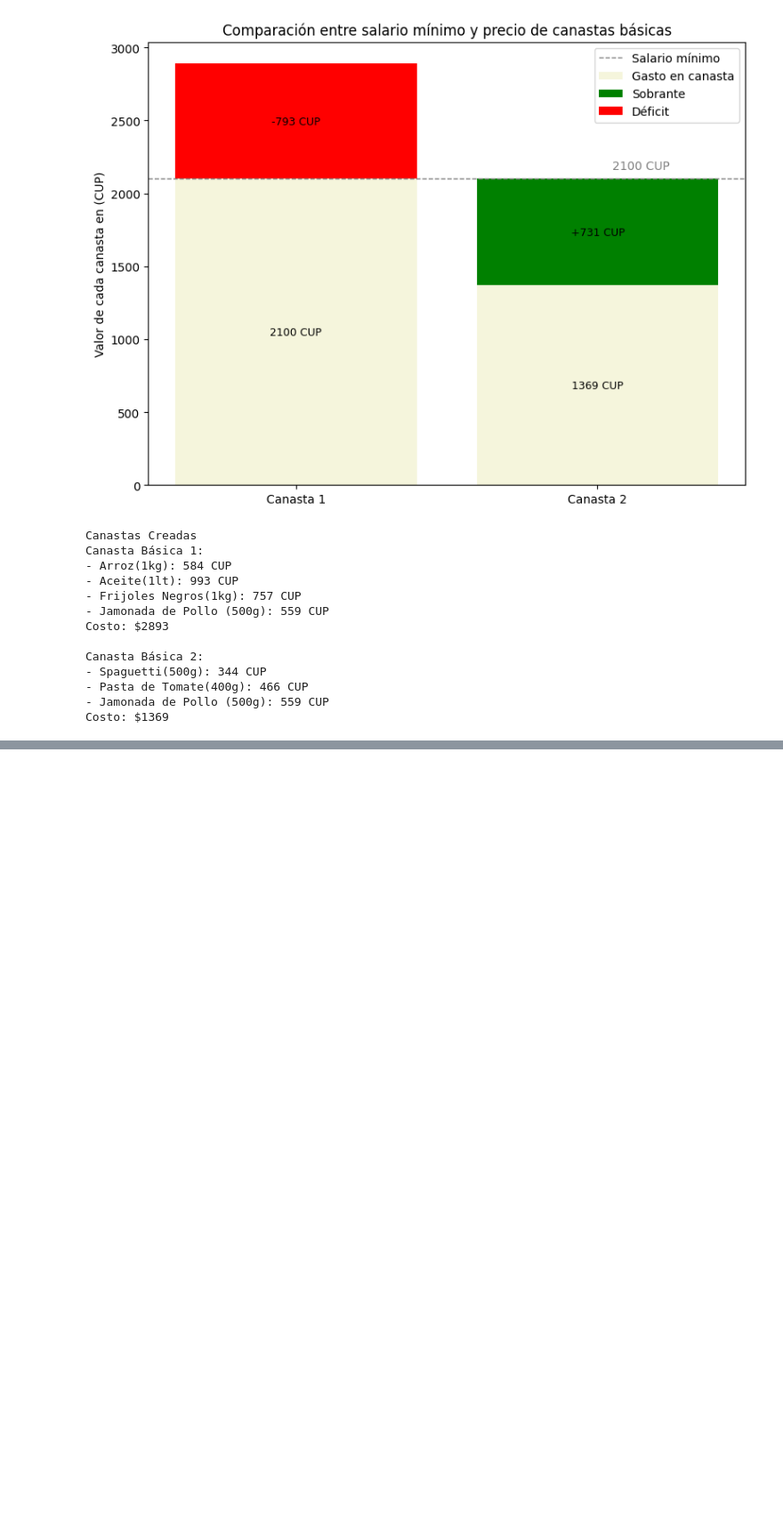
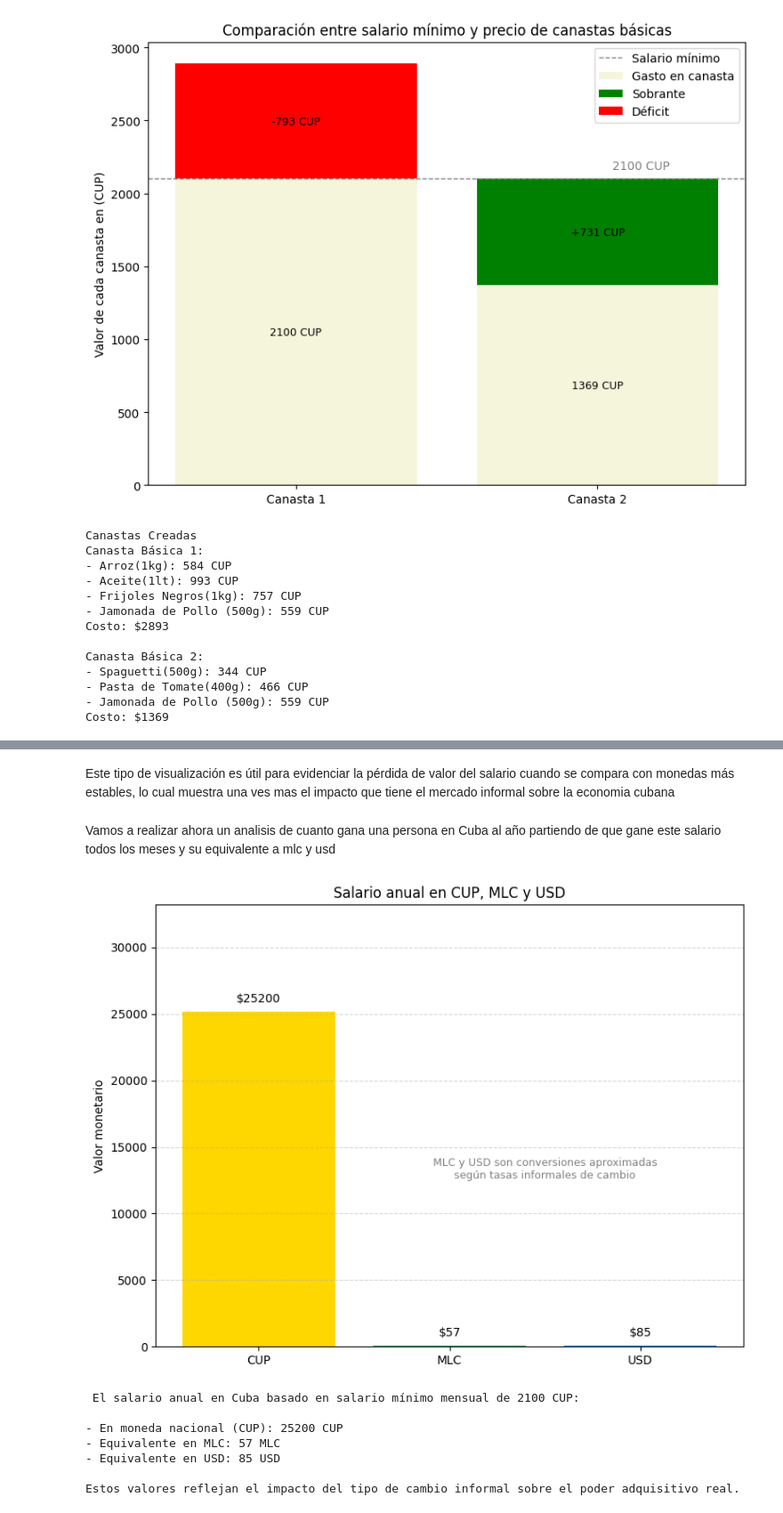
Before and after one commit to WilliamTMC/Proyecto45, a Jupyter notebook: analizando varios productos.ipynb, the cells around one changed output, grey strips where cells are left out. Shown at 89% size. Drawn from its saved outputs; the diff is of its cells as text; code cells hidden in the pictures; blank space fills up the shorter version.

Commit message:
Continue el analisis

```diff
--- a/analizando varios productos.ipynb
+++ b/analizando varios productos.ipynb
@@ -579,0 +701,62 @@ Costo: $1369
+# %% [markdown]
+Este tipo de visualización es útil para evidenciar la pérdida de valor del salario cuando se compara con monedas más estables, lo cual muestra una ves mas el impacto que tiene el mercado informal sobre la economia cubana
+# %% [markdown]
+Vamos a realizar ahora un analisis de cuanto gana una persona en Cuba al año partiendo de que gane este salario todos los meses y su equivalente a mlc y usd
+# %%
+import matplotlib.pyplot as plt
+from Funciones.biblioteca import convertir
+meses = 12
+salario
+salario_usd_anual = convertir_mlc_usd(salario * meses , mlc_ordenado[-1])
+salario_mlc_anual = convertir_mlc_usd(salario * meses , usd_ordenado[-1])
+salario_cup_anual = convertir(salario , meses)
+
+# Datos
+salario_cup_anual
+salario_mlc_anual
+salario_usd_anual
+
+# Preparar datos
+monedas = ['CUP', 'MLC', 'USD']
+valores = [salario_cup_anual, salario_mlc_anual, salario_usd_anual]
+colores = ['gold', 'mediumseagreen', 'dodgerblue']
+
+# Crear gráfico
+plt.figure(figsize=(8,6))
+barras = plt.bar(monedas, valores, color=colores)
+
+# Etiquetas encima de cada barra
+for i, valor in enumerate(valores):
+    plt.text(i, valor + salario_cup_anual * 0.02, f"${valor}", ha='center', va='bottom', fontsize=10)
+
+# Personalización
+plt.title("Salario anual en CUP, MLC y USD")
+plt.ylabel("Valor monetario")
+plt.ylim(0, salario_cup_anual + 8000)
+plt.grid(axis='y', linestyle='--', alpha=0.5)
+
+# Anotación
+plt.text(1.5, salario_cup_anual * 0.5,
+         "MLC y USD son conversiones aproximadas\nsegún tasas informales de cambio",
+         ha='center', fontsize=9, color='gray')
+
+plt.tight_layout()
+plt.show()
+
+print(f""" El salario anual en Cuba basado en salario mínimo mensual de 2100 CUP:
+
+- En moneda nacional (CUP): {salario_cup_anual} CUP
+- Equivalente en MLC: {salario_mlc_anual} MLC
+- Equivalente en USD: {salario_usd_anual} USD
+
+Estos valores reflejan el impacto del tipo de cambio informal sobre el poder adquisitivo real.
+""")
+# %% [output]
+[figure, added]
+ El salario anual en Cuba basado en salario mínimo mensual de 2100 CUP:
+
+- En moneda nacional (CUP): 25200 CUP
+- Equivalente en MLC: 57 MLC
+- Equivalente en USD: 85 USD
+
+Estos valores reflejan el impacto del tipo de cambio informal sobre el poder adquisitivo real.
```
Also changed, not shown: parts of 7 cells of this notebook, 1 other file.
